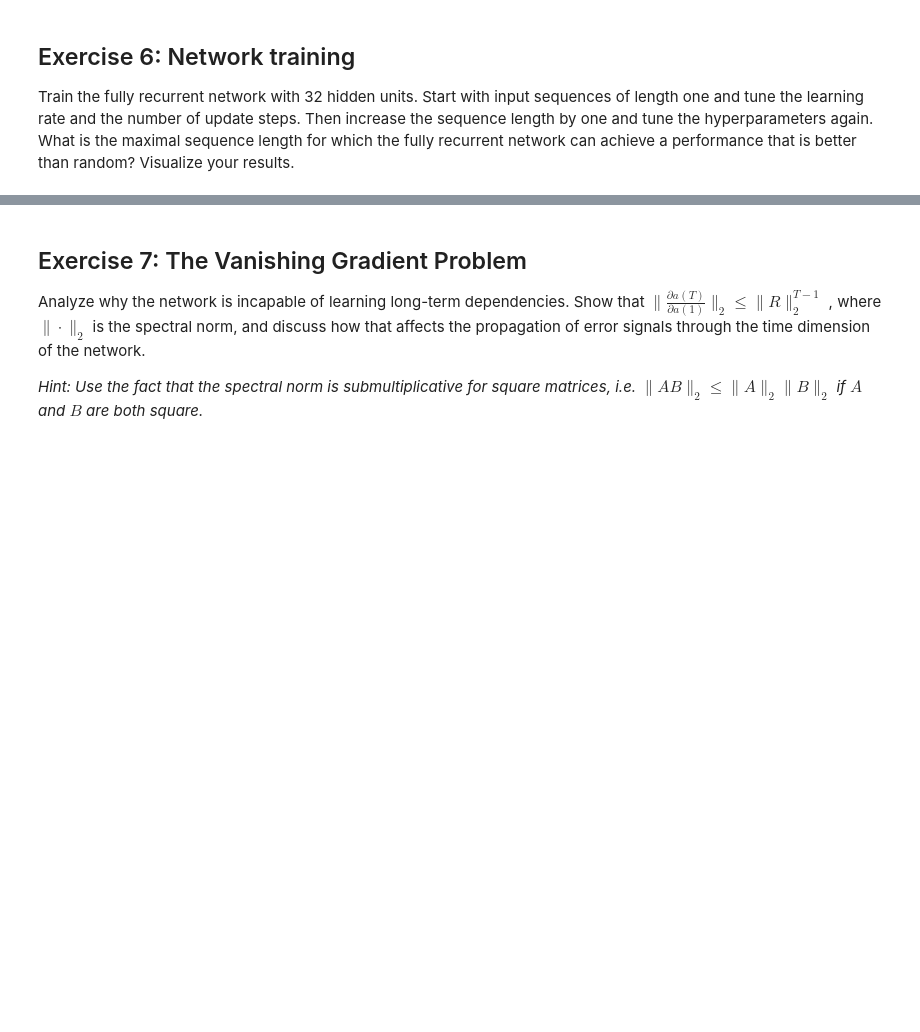
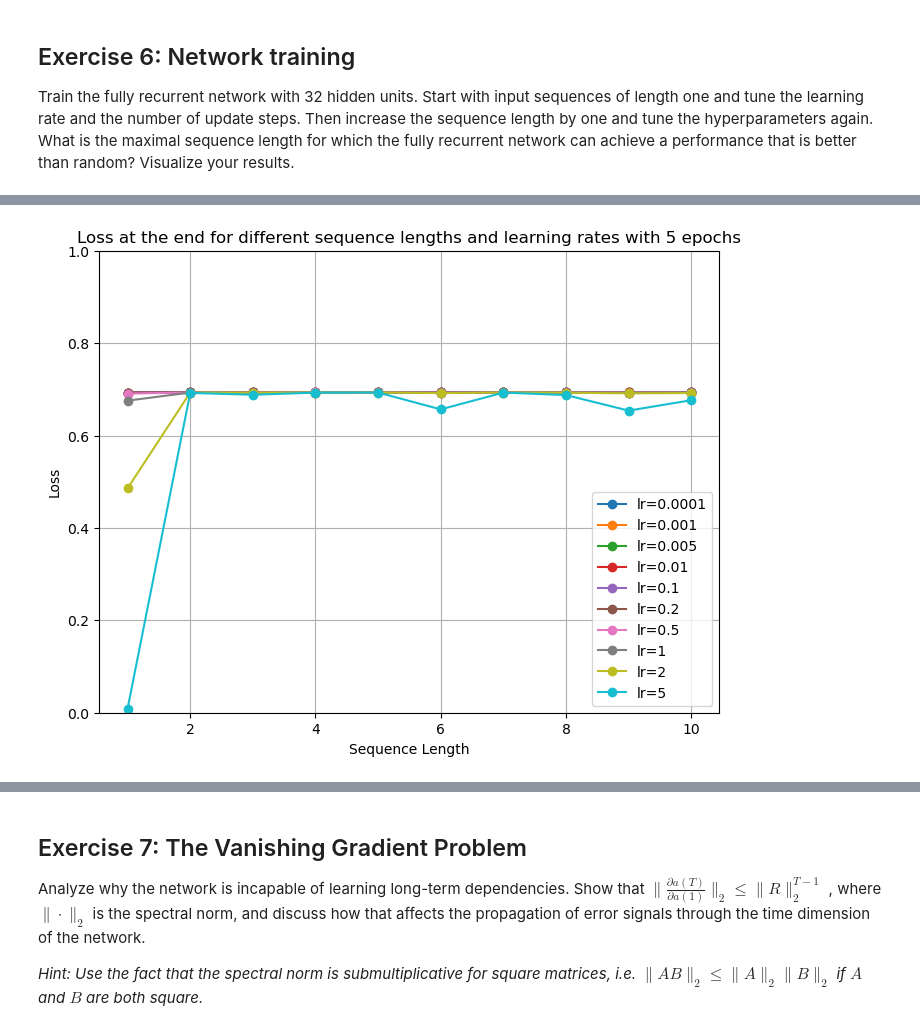
Before and after one commit to th3lias/LSTM, a Jupyter notebook: 02/A2.ipynb, the cells around one changed output, grey strips where cells are left out. Cells and saved outputs as stored; diff of their text form; code cells hidden in the pictures; blank space fills up the shorter version.

```diff
--- a/02/A2.ipynb
+++ b/02/A2.ipynb
@@ -283,8 +298,36 @@ def train(self, eta, epochs, seq_len):
     return losses
 
 FullyRecurrentNetwork.train = train
+# %%
+def visualize_results(sequence_lengths, performance_data, epochs):
+
+    plt.figure(figsize=(8, 6))
+    for lr, losses in performance_data.items():
+        plt.plot(sequence_lengths, losses, marker='o', label=f"lr={lr}")
+
+    plt.xlabel("Sequence Length")
+    plt.ylim(0,1)
+    plt.ylabel("Loss")
+    plt.title(f"Loss at the end for different sequence lengths and learning rates with {epochs} epochs")
+    plt.legend()
+    plt.grid(True)
+    plt.show()
 # %%
-D, I, K, seq_len = 1, 32, 1, 1
-model = FullyRecurrentNetwork(D, I, K)
-losses = model.train(1, 1000, seq_len)
+D, I, K = 1, 32, 1
+epochs = 5
+learning_rates = [0.0001, 0.001, 0.005, 0.01, 0.1, 0.2, 0.5, 1, 2, 5]
+max_sequence_length = 10
+
+performance_data = {lr: [] for lr in learning_rates}
+sequence_lengths = range(1, max_sequence_length + 1)
+
+for seq_len in sequence_lengths:
+    for lr in learning_rates:
+        model = FullyRecurrentNetwork(D, I, K)
+        losses = model.train(lr, epochs, seq_len)
+        loss = losses[-1]
+
+        performance_data[lr].append(loss)
+
+visualize_results(sequence_lengths, performance_data, epochs)
 # %% [output]
@@ -307,0 +334 @@ Epoch 999, Loss: [9.53028046e-05]
+[figure, added]
```
Also changed, not shown: parts of 7 cells of this notebook.
